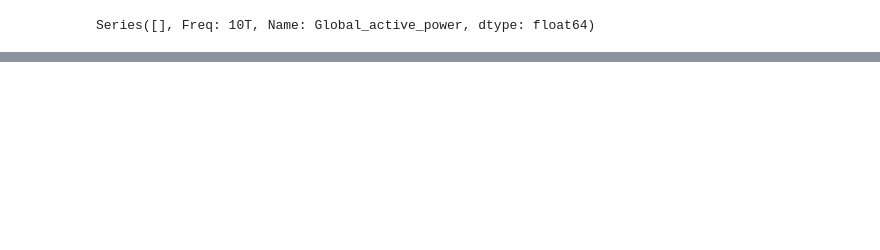
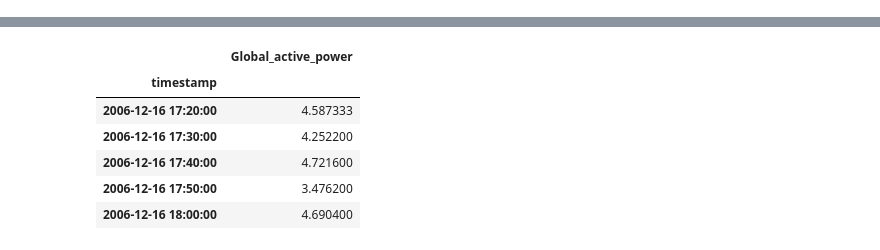
Before and after one commit to Gunisalvo/ppget-aprendizado-de-maquinas, a Jupyter notebook: 001_exploration.ipynb, the cells around one changed output, grey strips where cells are left out. Cells and saved outputs as stored; diff of their text form; code cells hidden in the pictures; blank space fills up the shorter version.

```diff
--- a/001_exploration.ipynb
+++ b/001_exploration.ipynb
@@ -1,11 +1,10 @@
-# %%
-from ppget.source import ModelSource
-
-start_date = "2007-07-01"
-end_date = "2008-07-01"
-feature = "Global_active_power"
-
-source = ModelSource.load(start_date, end_date, feature)
-source.missing_data()
-# %% [output]
-Series([], Freq: 10T, Name: Global_active_power, dtype: float64)
+# %%
+import IPython.display
+from ppget.source import DataSource
+
+A_DAY = 60 * 24
+DAYS_OF_DATA = 730
+source = DataSource("./data/household_power_consumption.txt", size=DAYS_OF_DATA * A_DAY)
+source.__next__()
+source.frame.head()
+# %% [output]
@@ -12 +12,8 @@ Series([], Freq: 10T, Name: Global_active_power, dtype: float64)
+|  | Global_active_power |
+| timestamp |  |
+| 2006-12-16 17:20:00 | 4.587333 |
+| 2006-12-16 17:30:00 | 4.252200 |
+| 2006-12-16 17:40:00 | 4.721600 |
+| 2006-12-16 17:50:00 | 3.476200 |
+| 2006-12-16 18:00:00 | 4.690400 |
 # %%
```
Also changed, not shown: parts of 6 cells of this notebook, 6 other files.
